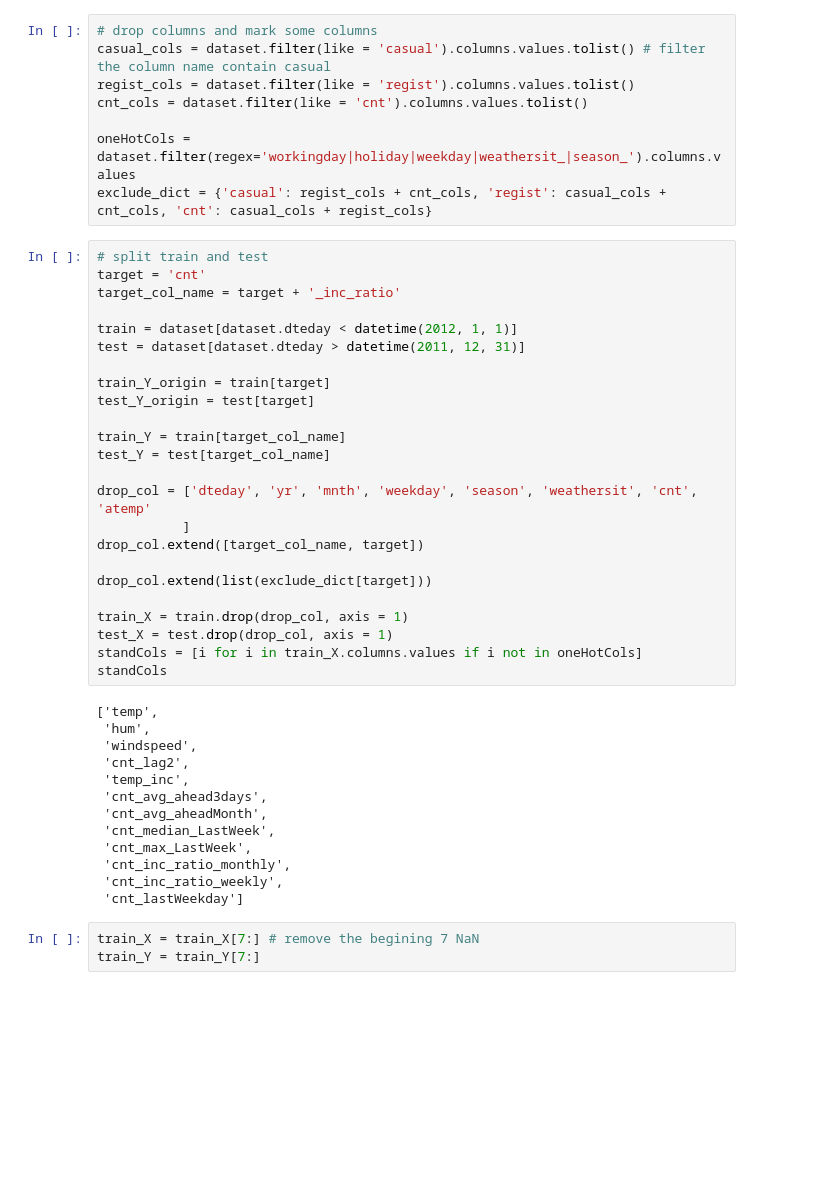
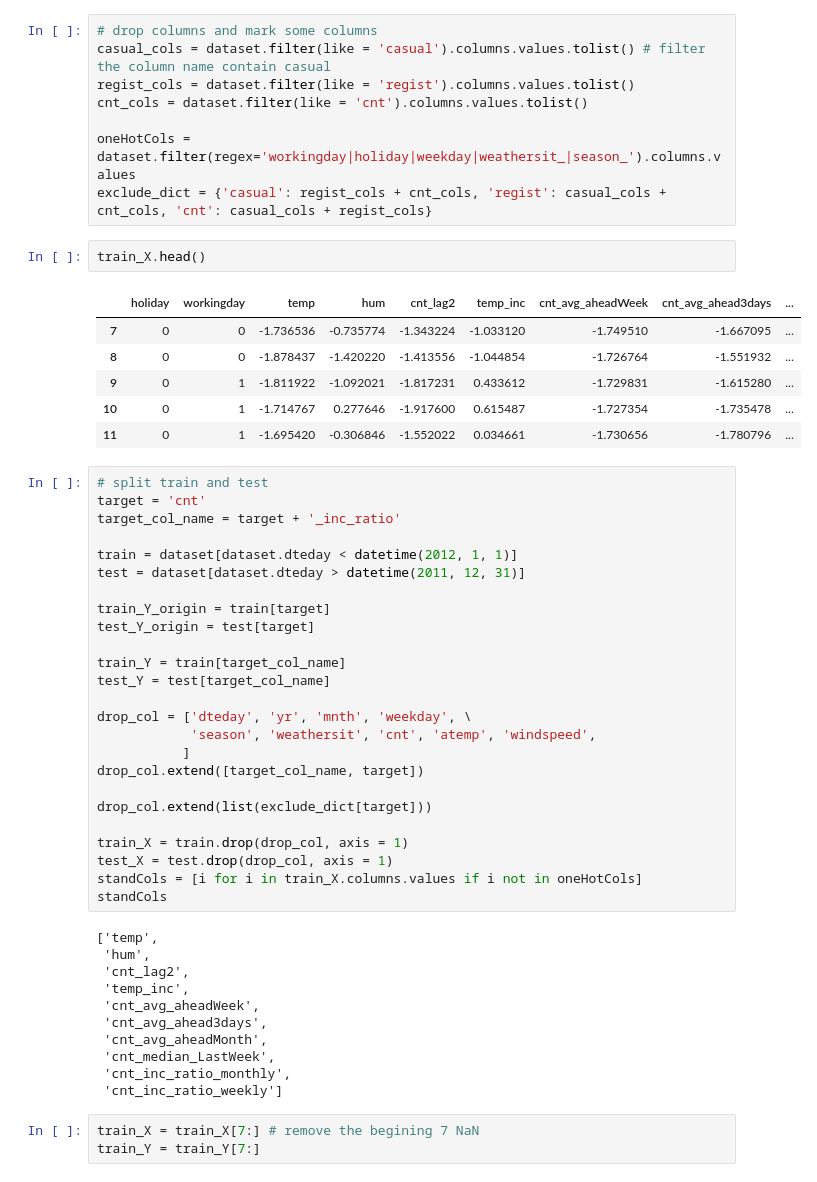
Before and after one commit to alex44jzy/nus-bikesharing, a Jupyter notebook: BikeSharing.ipynb, the cells around one changed output. Saved outputs shown, nothing was run; the diff lists cells and outputs as text; blank space fills up the shorter version.

```diff
--- a/BikeSharing.ipynb
+++ b/BikeSharing.ipynb
@@ -118,6 +153,15 @@ cnt_cols = dataset.filter(like = 'cnt').columns.values.tolist()
 
 oneHotCols = dataset.filter(regex='workingday|holiday|weekday|weathersit_|season_').columns.values
 exclude_dict = {'casual': regist_cols + cnt_cols, 'regist': casual_cols + cnt_cols, 'cnt': casual_cols + regist_cols}
+# %%
+train_X.head()
+# %% [output]
+|  | holiday | workingday | temp | hum | cnt_lag2 | temp_inc | cnt_avg_aheadWeek | cnt_avg_ahead3days | ... |
+| 7 | 0 | 0 | -1.736536 | -0.735774 | -1.343224 | -1.033120 | -1.749510 | -1.667095 | ... |
+| 8 | 0 | 0 | -1.878437 | -1.420220 | -1.413556 | -1.044854 | -1.726764 | -1.551932 | ... |
+| 9 | 0 | 1 | -1.811922 | -1.092021 | -1.817231 | 0.433612 | -1.729831 | -1.615280 | ... |
+| 10 | 0 | 1 | -1.714767 | 0.277646 | -1.917600 | 0.615487 | -1.727354 | -1.735478 | ... |
+| 11 | 0 | 1 | -1.695420 | -0.306846 | -1.552022 | 0.034661 | -1.730656 | -1.780796 | ... |
 # %%
 # split train and test
 target = 'cnt'
@@ -132,7 +176,8 @@ test_Y_origin = test[target]
 train_Y = train[target_col_name]
 test_Y = test[target_col_name]
 
-drop_col = ['dteday', 'yr', 'mnth', 'weekday', 'season', 'weathersit', 'cnt', 'atemp'
+drop_col = ['dteday', 'yr', 'mnth', 'weekday', \
+            'season', 'weathersit', 'cnt', 'atemp', 'windspeed',
            ]
 drop_col.extend([target_col_name, target])
 
@@ -145,16 +190,14 @@ standCols
 # %% [output]
 ['temp',
  'hum',
- 'windspeed',
  'cnt_lag2',
  'temp_inc',
+ 'cnt_avg_aheadWeek',
  'cnt_avg_ahead3days',
  'cnt_avg_aheadMonth',
  'cnt_median_LastWeek',
- 'cnt_max_LastWeek',
  'cnt_inc_ratio_monthly',
- 'cnt_inc_ratio_weekly',
- 'cnt_lastWeekday']
+ 'cnt_inc_ratio_weekly']
 # %%
 train_X = train_X[7:] # remove the begining 7 NaN
 train_Y = train_Y[7:]
```
Also changed, not shown: parts of 53 cells of this notebook, 9 other files.
